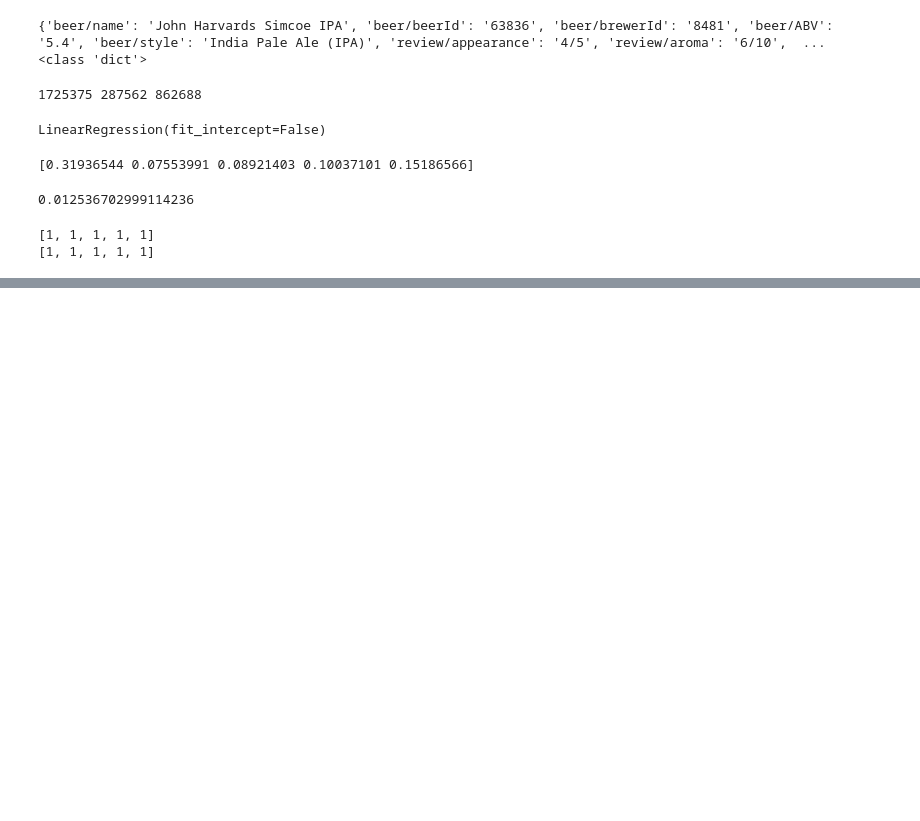
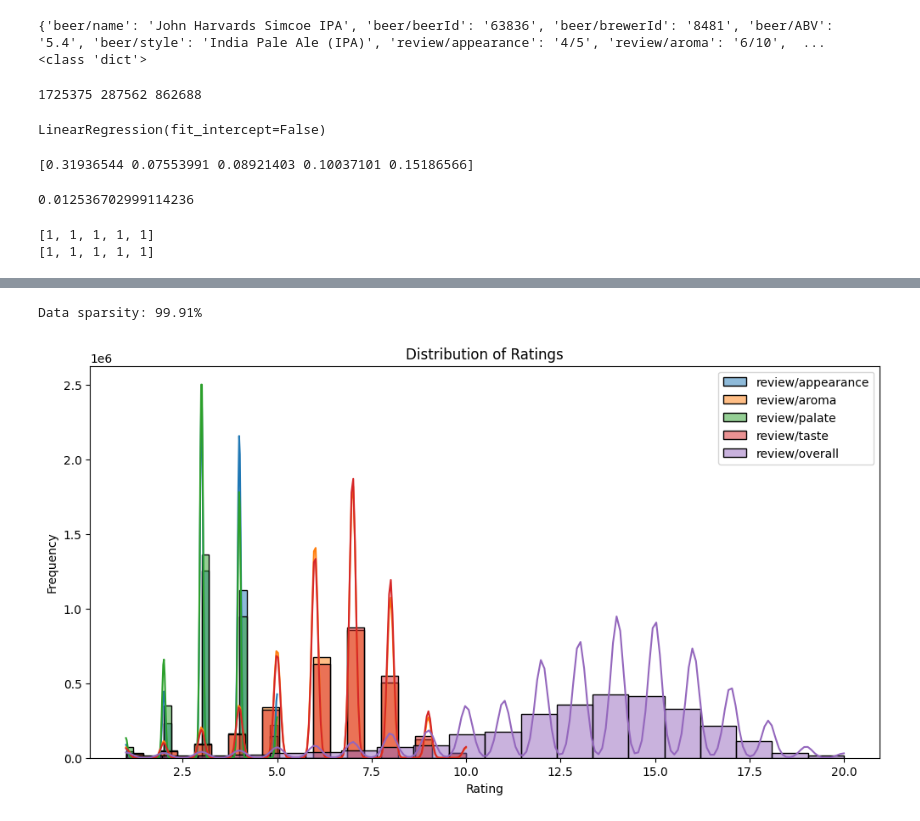
Before and after one commit to YashxD/cse258_assignment2, a Jupyter notebook: baseline.ipynb, the cells around one changed output, grey strips where cells are left out. Saved outputs shown, nothing was run; the diff lists cells and outputs as text; code cells hidden in the pictures; blank space fills up the shorter version.

```diff
--- a/baseline.ipynb
+++ b/baseline.ipynb
@@ -142,0 +328,23 @@ print(feature(ratingsValid[5]))
+# %%
+# Sparsity check
+num_users = data['review/profileName'].nunique()
+num_items = data['beer/name'].nunique()
+sparsity = 1 - len(data) / (num_users * num_items)
+print(f"Data sparsity: {sparsity:.2%}")
+# %% [output]
+Data sparsity: 99.91%
+# %%
+# Convert review time to datetime
+data['review/time'] = pd.to_datetime(data['review/time'], unit='s')
+
+# Analyze rating distributions
+plt.figure(figsize=(12, 6))
+for col in rating_columns:
+    sns.histplot(data[col], bins=20, kde=True, label=col)
+plt.title('Distribution of Ratings')
+plt.xlabel('Rating')
+plt.ylabel('Frequency')
+plt.legend()
+plt.show()
+# %% [output]
+[figure, added]
```
Also changed, not shown: parts of 20 cells of this notebook.
